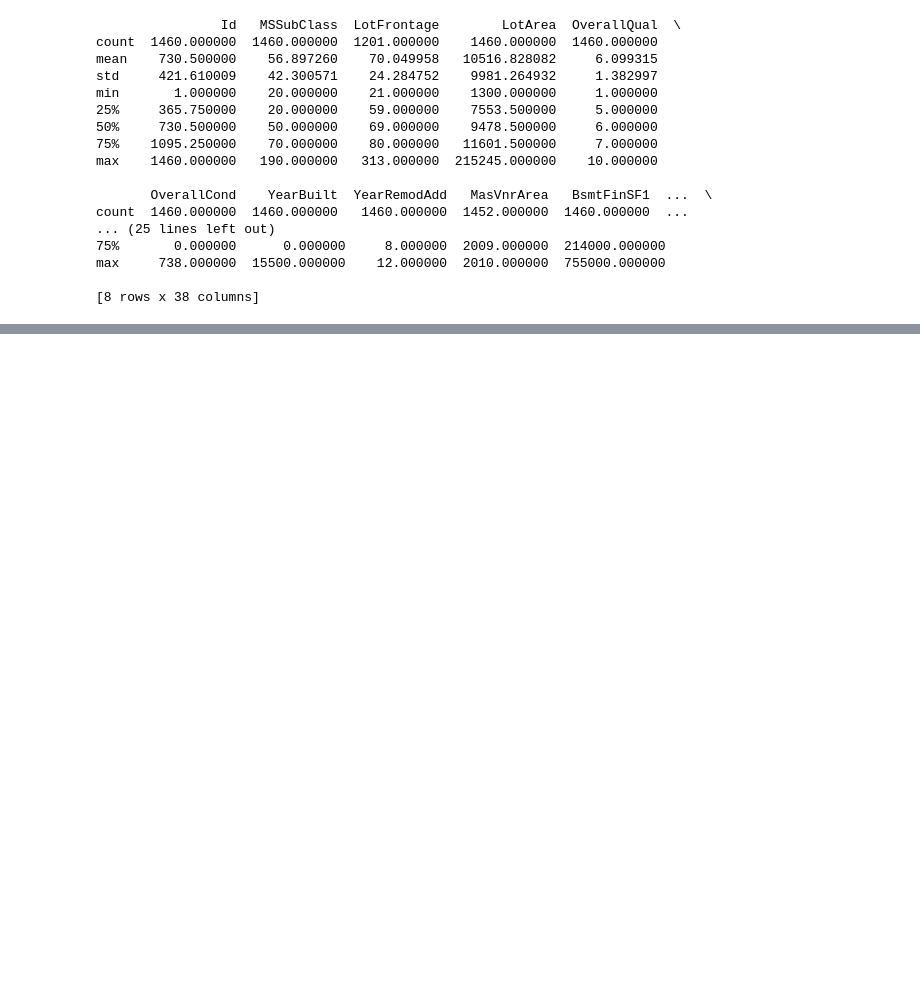
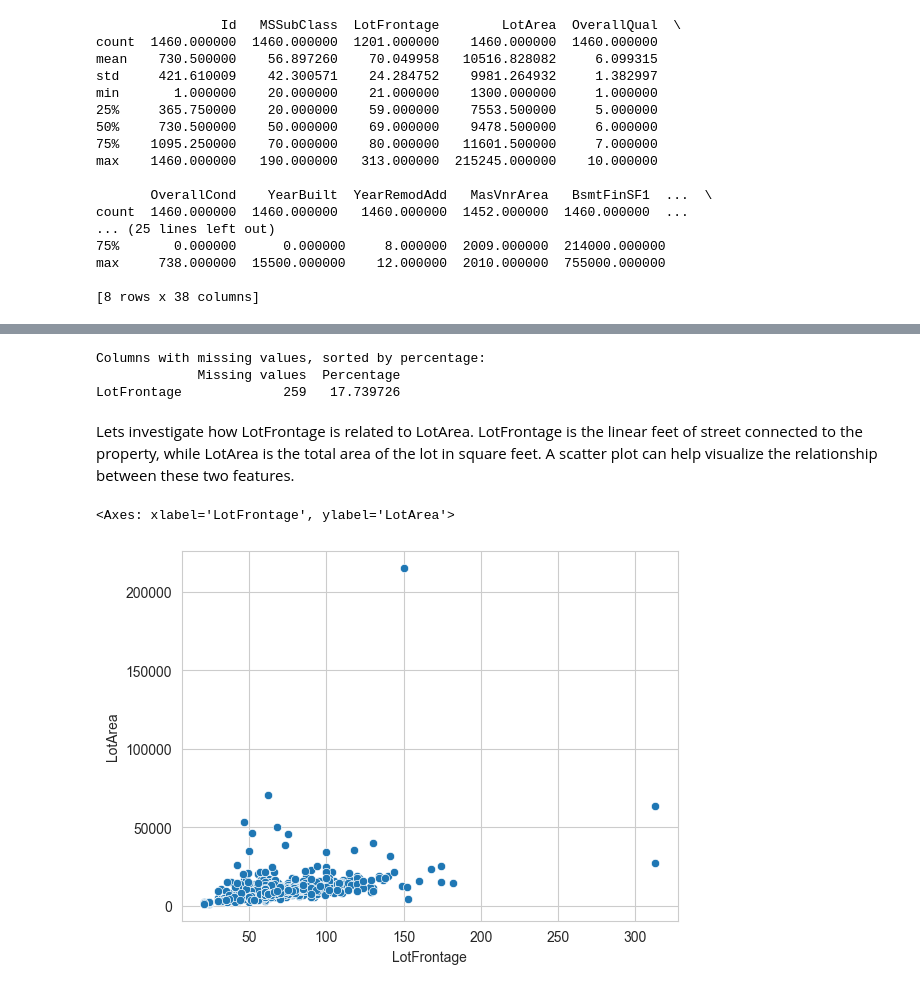
Before and after one commit to amazingpaddy/ml-odyssey, a Jupyter notebook: machine-learning-portfolio/house-sales-price-prediction/house-sales-price-prediction.ipynb, the cells around one changed output, grey strips where cells are left out. Saved outputs shown, nothing was run; the diff lists cells and outputs as text; code cells hidden in the pictures; blank space fills up the shorter version.

```diff
--- a/machine-learning-portfolio/house-sales-price-prediction/house-sales-price-prediction.ipynb
+++ b/machine-learning-portfolio/house-sales-price-prediction/house-sales-price-prediction.ipynb
@@ -60,0 +178,3 @@ max     738.000000  15500.000000    12.000000  2010.000000  755000.000000
+# %%
+train_df['MasVnrType'] = train_df['MasVnrType'].fillna("None")
+train_df.loc[(train_df['MasVnrType'] == 'None') & (train_df['MasVnrArea'] != 0.0),'MasVnrArea'] = 0.0
@@ -60,0 +203,19 @@ max     738.000000  15500.000000    12.000000  2010.000000  755000.000000
+# %%
+bsmt_fin_type2_mode = train_df['BsmtFinType2'].mode()[0]
+bsmt_exposure_mode = train_df['BsmtExposure'].mode()[0]
+print(f"The mode for the BsmtFinType2 is {bsmt_fin_type2_mode}")
+print(f"The mode for the BsmtExposure is {bsmt_exposure_mode}")
+
+train_df.loc[332, 'BsmtFinType2'] = bsmt_fin_type2_mode
+train_df.loc[948, 'BsmtExposure'] = bsmt_exposure_mode
+
+# Checking the same for consistemcy after imputation.
+any_nan = train_df[bsmt_cols].isnull().any(axis=1)
+all_nan = train_df[bsmt_cols].isnull().all(axis=1)
+
+print("Rows where any basement column is NaN:", any_nan.sum())
+print("Rows where all basement columns are NaN:", all_nan.sum())
+
+partial_nan = any_nan & ~all_nan
+print("Rows with partial basement NaNs:", partial_nan.sum())
+print(train_df.loc[partial_nan, bsmt_cols])
@@ -60,0 +251,40 @@ max     738.000000  15500.000000    12.000000  2010.000000  755000.000000
+# %%
+cols_fill_none = [
+    'Alley', 'BsmtQual', 'BsmtCond', 'BsmtExposure', 'BsmtFinType1',
+    'BsmtFinType2', 'FireplaceQu', 'GarageType', 'GarageFinish',
+    'GarageQual', 'GarageCond', 'PoolQC', 'Fence', 'MiscFeature'
+]
+
+for col in cols_fill_none:
+    train_df[col] = train_df[col].fillna("None")
+
+# For GarageYrBlt, NaN means no garage. Filling with 0 is a good way to represent this.
+train_df['GarageYrBlt'] = train_df['GarageYrBlt'].fillna(0)
+
+# For MasVnrArea, the remaining 8 NaNs also mean no veneer.
+train_df['MasVnrArea'] = train_df['MasVnrArea'].fillna(0.0)
+
+# For a single missing value, the mode is a safe and quick choice.
+electrical_mode = train_df['Electrical'].mode()[0]
+train_df['Electrical'] = train_df['Electrical'].fillna(electrical_mode)
+# %%
+# revisiting the missing info again
+
+missing_values = train_df.isnull().sum()
+missing_percentage = (missing_values / len(train_df)) * 100
+missing_info = pd.DataFrame({'Missing values': missing_values, 'Percentage': missing_percentage})
+missing_info = missing_info[missing_info['Missing values'] > 0].sort_values(by='Percentage', ascending=False)
+
+print("Columns with missing values, sorted by percentage:")
+print(missing_info)
+# %% [output]
+Columns with missing values, sorted by percentage:
+             Missing values  Percentage
+LotFrontage             259   17.739726
+# %% [markdown]
+Lets investigate how LotFrontage is related to LotArea. LotFrontage is the linear feet of street connected to the property, while LotArea is the total area of the lot in square feet. A scatter plot can help visualize the relationship between these two features.
+# %%
+sns.scatterplot(x='LotFrontage', y='LotArea', data=train_df)
+# %% [output]
+<Axes: xlabel='LotFrontage', ylabel='LotArea'>
+[figure, added]
```
Also changed, not shown: parts of 39 cells of this notebook, 2 other files.
